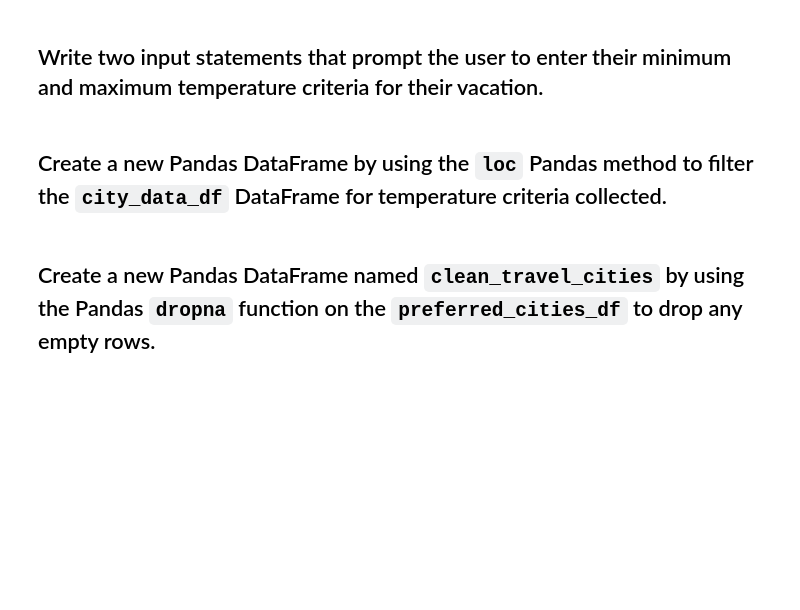
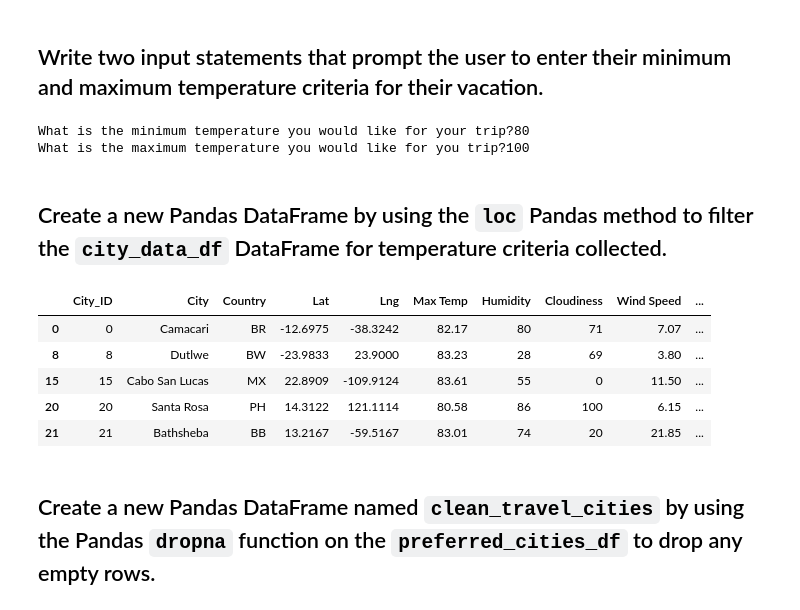
Before and after one commit to JB1035/World_Weather_Analysis, a Jupyter notebook: Vacation_Search/Vacation_Search.ipynb, the cells around one changed output. Drawn from its saved outputs; the diff is of its cells as text; code cells hidden in the pictures; blank space fills up the shorter version.

```diff
--- a/Vacation_Search/Vacation_Search.ipynb
+++ b/Vacation_Search/Vacation_Search.ipynb
@@ -79,18 +79,29 @@ city_data_df.head()
 ## Write two input statements that prompt the user to enter their minimum and maximum temperature criteria for their vacation.
 # %%
 # Prompt the user to enter the minimum temperature criteria
-min_temp = # YOUR CODE HERE
+min_temp = float(input("What is the minimum temperature you would like for your trip?"))
 
 # Prompt the user to enter the maximum temperature criteria
-max_temp = # YOUR CODE HERE
+max_temp = float(input("What is the maximum temperature you would like for you trip?"))
+# %% [output]
+What is the minimum temperature you would like for your trip?80
+What is the maximum temperature you would like for you trip?100
 # %% [markdown]
 ## Create a new Pandas DataFrame by using the `loc` Pandas method to filter the `city_data_df` DataFrame for temperature criteria  collected.
 # %%
 # Filter the city_data_df DataFrame to find the cities that fit the criteria using the loc Pandas function
-preferred_cities_df = # YOUR CODE HERE
-
+preferred_cities_df = city_data_df.loc
+[(city_data_df["Max Temp"] <= max_temp) & \
+                                       (city_data_df["Max Temp"] >= min_temp)]
 # Display sample data
-# YOUR CODE HERE
+preferred_cities_df.head()
+# %% [output]
+|  | City_ID | City | Country | Lat | Lng | Max Temp | Humidity | Cloudiness | Wind Speed | ... |
+| 0 | 0 | Camacari | BR | -12.6975 | -38.3242 | 82.17 | 80 | 71 | 7.07 | ... |
+| 8 | 8 | Dutlwe | BW | -23.9833 | 23.9000 | 83.23 | 28 | 69 | 3.80 | ... |
+| 15 | 15 | Cabo San Lucas | MX | 22.8909 | -109.9124 | 83.61 | 55 | 0 | 11.50 | ... |
+| 20 | 20 | Santa Rosa | PH | 14.3122 | 121.1114 | 80.58 | 86 | 100 | 6.15 | ... |
+| 21 | 21 | Bathsheba | BB | 13.2167 | -59.5167 | 83.01 | 74 | 20 | 21.85 | ... |
 # %% [markdown]
 ## Create a new Pandas DataFrame named `clean_travel_cities` by using the Pandas `dropna` function on the `preferred_cities_df` to drop any empty rows.
 # %%
```
Also changed, not shown: parts of 12 cells of this notebook.
